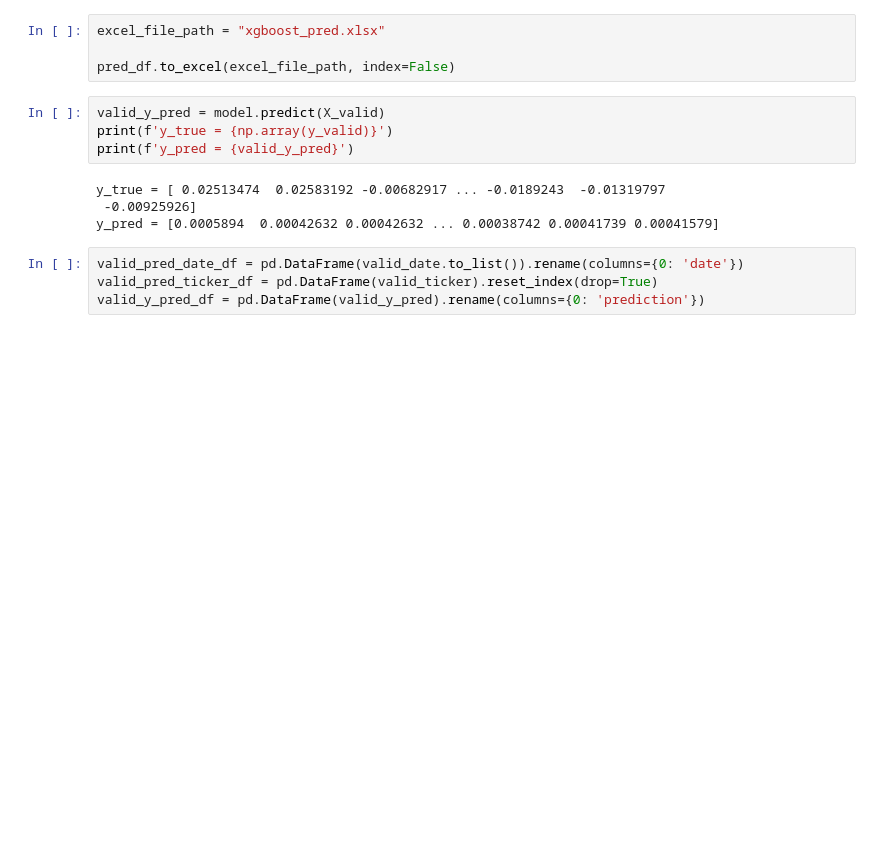
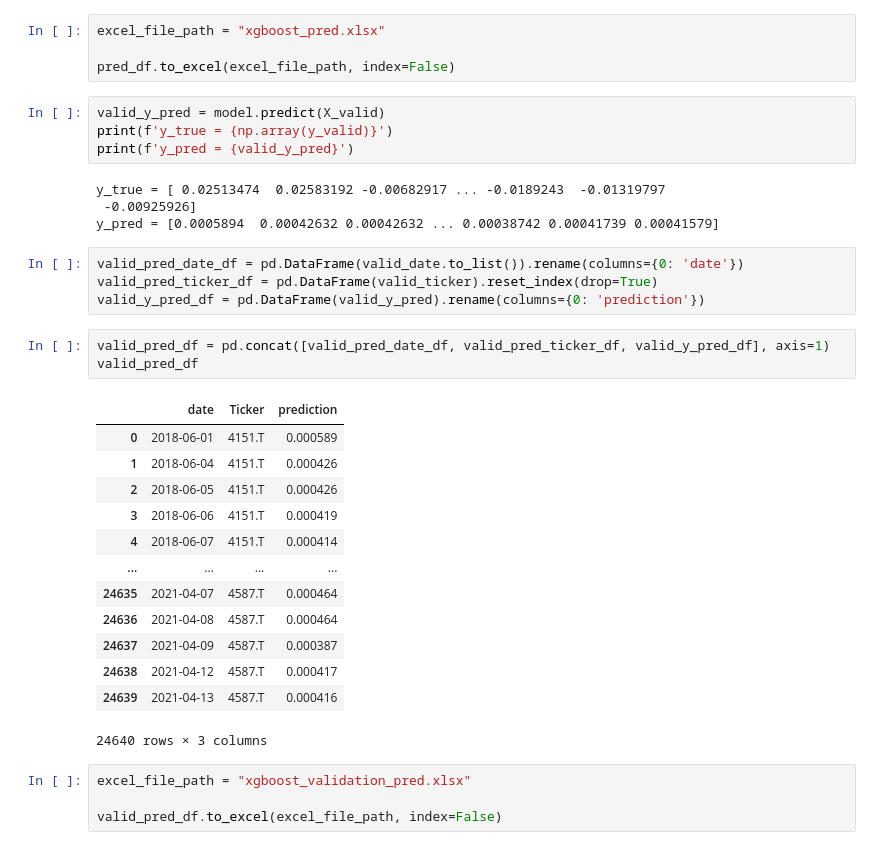
Before and after one commit to RosaGao/equities-project, a Jupyter notebook: xgboost-v1.ipynb, the cells around one changed output. Cells and saved outputs as stored; diff of their text form; blank space fills up the shorter version.

Commit message:
finalize xgboost

```diff
--- a/xgboost-v1.ipynb
+++ b/xgboost-v1.ipynb
@@ -327,3 +327,24 @@ y_pred = [0.0005894  0.00042632 0.00042632 ... 0.00038742 0.00041739 0.00041579]
 valid_pred_date_df = pd.DataFrame(valid_date.to_list()).rename(columns={0: 'date'})
 valid_pred_ticker_df = pd.DataFrame(valid_ticker).reset_index(drop=True)
 valid_y_pred_df = pd.DataFrame(valid_y_pred).rename(columns={0: 'prediction'})
+# %%
+valid_pred_df = pd.concat([valid_pred_date_df, valid_pred_ticker_df, valid_y_pred_df], axis=1)
+valid_pred_df
+# %% [output]
+|  | date | Ticker | prediction |
+| 0 | 2018-06-01 | 4151.T | 0.000589 |
+| 1 | 2018-06-04 | 4151.T | 0.000426 |
+| 2 | 2018-06-05 | 4151.T | 0.000426 |
+| 3 | 2018-06-06 | 4151.T | 0.000419 |
+| 4 | 2018-06-07 | 4151.T | 0.000414 |
+| ... | ... | ... | ... |
+| 24635 | 2021-04-07 | 4587.T | 0.000464 |
+| 24636 | 2021-04-08 | 4587.T | 0.000464 |
+| 24637 | 2021-04-09 | 4587.T | 0.000387 |
+| 24638 | 2021-04-12 | 4587.T | 0.000417 |
+| 24639 | 2021-04-13 | 4587.T | 0.000416 |
+24640 rows × 3 columns
+# %%
+excel_file_path = "xgboost_validation_pred.xlsx"
+
+valid_pred_df.to_excel(excel_file_path, index=False)
```
